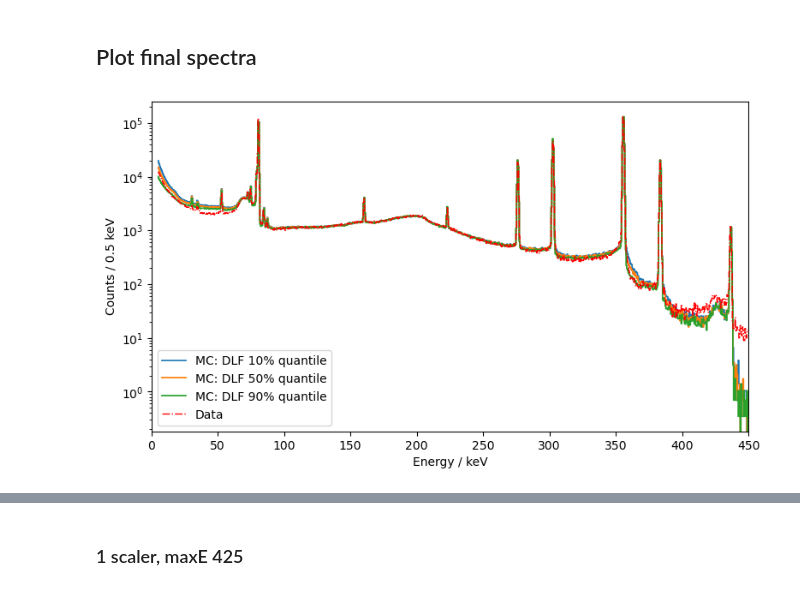
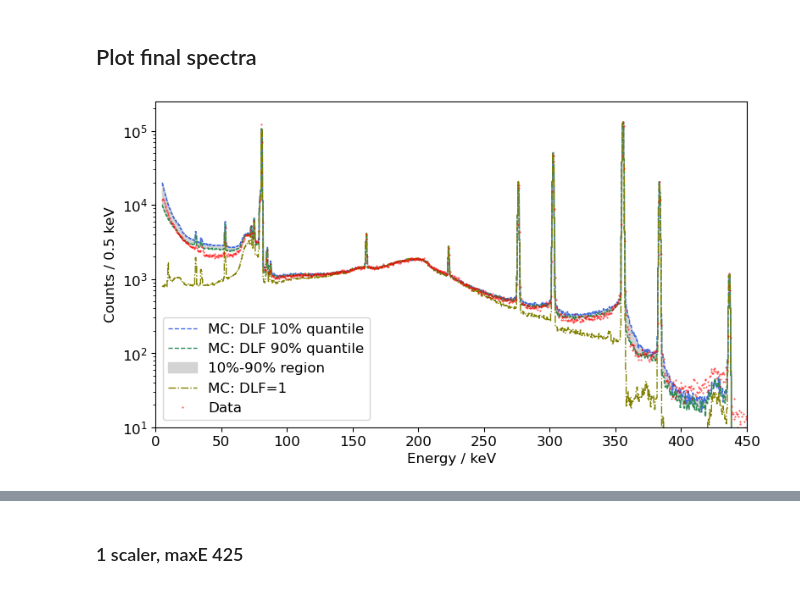
Before and after one commit to abialexander/RNN_DeadLayerFit, a Jupyter notebook: RNNperformance_RealData.ipynb, the cells around one changed output, grey strips where cells are left out. Drawn from its saved outputs; the diff is of its cells as text; code cells hidden in the pictures.

Commit message:
plot updates

```diff
--- a/RNNperformance_RealData.ipynb
+++ b/RNNperformance_RealData.ipynb
@@ -204,9 +204,11 @@ compare_attention(maxFCCDdiff_list, NUM_EPOCHS_list, test_loader, RNN_ID_start="
 # %%
 CodePath = os.path.dirname(os.path.abspath("__file__"))
 DATA_PATH = CodePath+"/data/V05268A_data/experimental_data_V05268A.h5" #change DLF to 1
-MCBESTFIT_PATH = CodePath+"/data/V05268A_data/MCBestFit_data_V05268A_FCCD0.97mm/V05268A-ba_HS4-top-0r-78z_g_l_FCCD0.97mm_DLF1.0_fracFCCDbore0.5.h5"
+# MCBESTFIT_PATH = CodePath+"/data/V05268A_data/MCBestFit_data_V05268A_FCCD0.97mm/V05268A-ba_HS4-top-0r-78z_g_l_FCCD0.97mm_DLF1.0_fracFCCDbore0.5.h5"
 CodePath = os.path.dirname(os.path.abspath("__file__"))
 MCBESTFIT_PATH = CodePath+"/data/V05268A_data/MCBestFit_data_V05268A_FCCD0.97mm/V05268A-ba_HS4-top-0r-78z_g_l_FCCD0.97mm_DLF1.0_fracFCCDbore0.5.h5"
+
+
 
 
 MCRANDOM_PATH = CodePath+"/data/V05268A_data/training_data_V05268A_5000randomFCCDs_DLF1/V05268A-ba_HS4-top-0r-78z_g_l_FCCD1.7572mm_DLF1.0_fracFCCDbore0.5.h5"
@@ -373,38 +375,50 @@ plt.legend(fontsize=8.5)
 ## Plot final spectra
 # %%
 #FCCD = 0.97mm + RNN DLF outputs
-%matplotlib notebook
-%matplotlib inline
+# %matplotlib notebook
+# %matplotlib inline
 FCCD = 0.97
 MC_PATH_q10DLF = CodePath+"/data/V05268A_data/MCBestFit_data_V05268A_FCCD0.97mm/BestFit_data_V05268A_FCCD"+str(FCCD)+"_RNNDLFpredictions/V05268A-ba_HS4-top-0r-78z_g_l_FCCD"+str(FCCD)+"mm_DLF0.0011_fracFCCDbore0.5.h5"
 MC_PATH_q50DLF = CodePath+"/data/V05268A_data/MCBestFit_data_V05268A_FCCD0.97mm/BestFit_data_V05268A_FCCD"+str(FCCD)+"_RNNDLFpredictions/V05268A-ba_HS4-top-0r-78z_g_l_FCCD"+str(FCCD)+"mm_DLF0.0541_fracFCCDbore0.5.h5"
 MC_PATH_q90DLF = CodePath+"/data/V05268A_data/MCBestFit_data_V05268A_FCCD0.97mm/BestFit_data_V05268A_FCCD"+str(FCCD)+"_RNNDLFpredictions/V05268A-ba_HS4-top-0r-78z_g_l_FCCD"+str(FCCD)+"mm_DLF0.1417_fracFCCDbore0.5.h5"
 
 
 spectrum_diff_q10, counts_data, counts_q10 = load_two_spectra(DATA_PATH, MC_PATH_q10DLF, dataset, MC1=False, MC2=True)
 spectrum_diff_q50, counts_data, counts_q50 = load_two_spectra(DATA_PATH, MC_PATH_q50DLF, dataset, MC1=False, MC2=True)
 spectrum_diff_q90, counts_data, counts_q90 = load_two_spectra(DATA_PATH, MC_PATH_q90DLF, dataset, MC1=False, MC2=True)
+spectrum_diff_MCBestDLF1, counts_data, counts_DLF1 = load_two_spectra(DATA_PATH, MCBESTFIT_PATH, dataset, MC1=False, MC2=True)
 
 
+
+#FULL SPECTRUM
 fig, ax = plt.subplots(figsize=(9,5))
 binwidth = 0.5 #keV
 maxE=450
 bins = np.arange(5,maxE+binwidth,binwidth)
 bins_centres = np.delete(bins+binwidth/2,-1)
 
+ax.step(bins_centres, counts_q10, linestyle='dashed',linewidth=1,label="MC: DLF 10% quantile", color="royalblue" )
+# # ax.step(bins_centres, counts_q50, linestyle='-',linewidth=1.25,label="MC: DLF 50% quantile")
+ax.step(bins_centres, counts_q90, linestyle='dashed',linewidth=1,label="MC: DLF 90% quantile", color="seagreen")
+# # ax.step(bins_centres, counts_data, linestyle='-.',linewidth=1, color="red", label="Data")
 
-ax.step(bins_centres, counts_q10, linestyle='-',linewidth=1.25, label="MC: DLF 10% quantile", )
-ax.step(bins_centres, counts_q50, linestyle='-',linewidth=1.25,label="MC: DLF 50% quantile")
-ax.step(bins_centres, counts_q90, linestyle='-',linewidth=1.25,label="MC: DLF 90% quantile")
-ax.step(bins_centres, counts_data, linestyle='-.',linewidth=1, color="red", label="Data")
+ax.fill_between(bins_centres, counts_q10, counts_q90, color="lightgrey", label="10%-90% region")
 
-ax.set_ylabel("Counts / "+str(binwidth)+" keV")
+ax.step(bins_centres, counts_DLF1, linestyle='dashdot',linewidth=1,label="MC: DLF=1", color="olive")
+
+ax.step(bins_centres, counts_data, marker=".", linestyle='None',ms=0.75, label="Data", color="red")
+
+# ax.plt(bins_centres, counts_data, marker='o', label="Data")
+
+ax.set_ylabel("Counts / "+str(binwidth)+" keV", fontsize=12)
 ax.set_yscale("log")
-ax.set_xlabel("Energy / keV")
+ax.set_xlabel("Energy / keV", fontsize=12)
 ax.set_xlim(0,maxE)
-ax.legend()
+ax.set_ylim(10,0.25*10**6)
+ax.legend(fontsize=12)
+ax.tick_params(axis='both', which='major', labelsize=12)
 # ax.grid()
 # ax.minorticks_on()
 plt.show()
 # %% [output]
-[figure, old version]
+[figure, new version]
```
Also changed, not shown: parts of 2 cells of this notebook, 1 other file.
